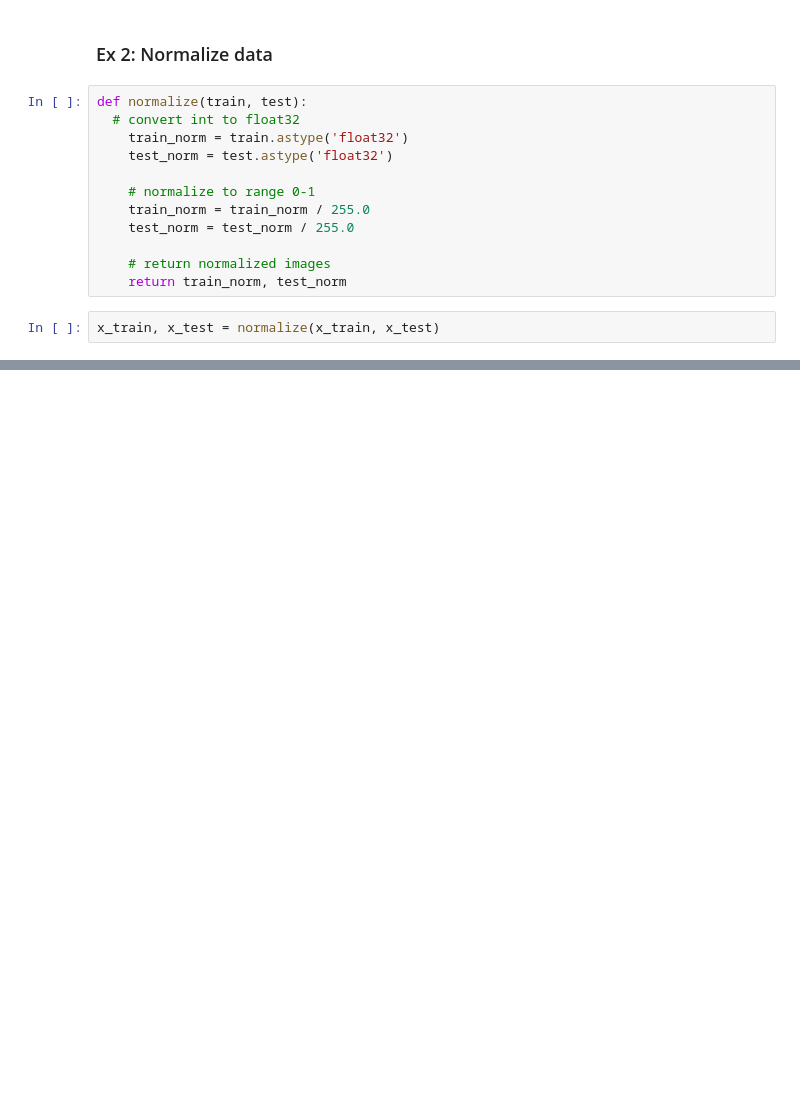
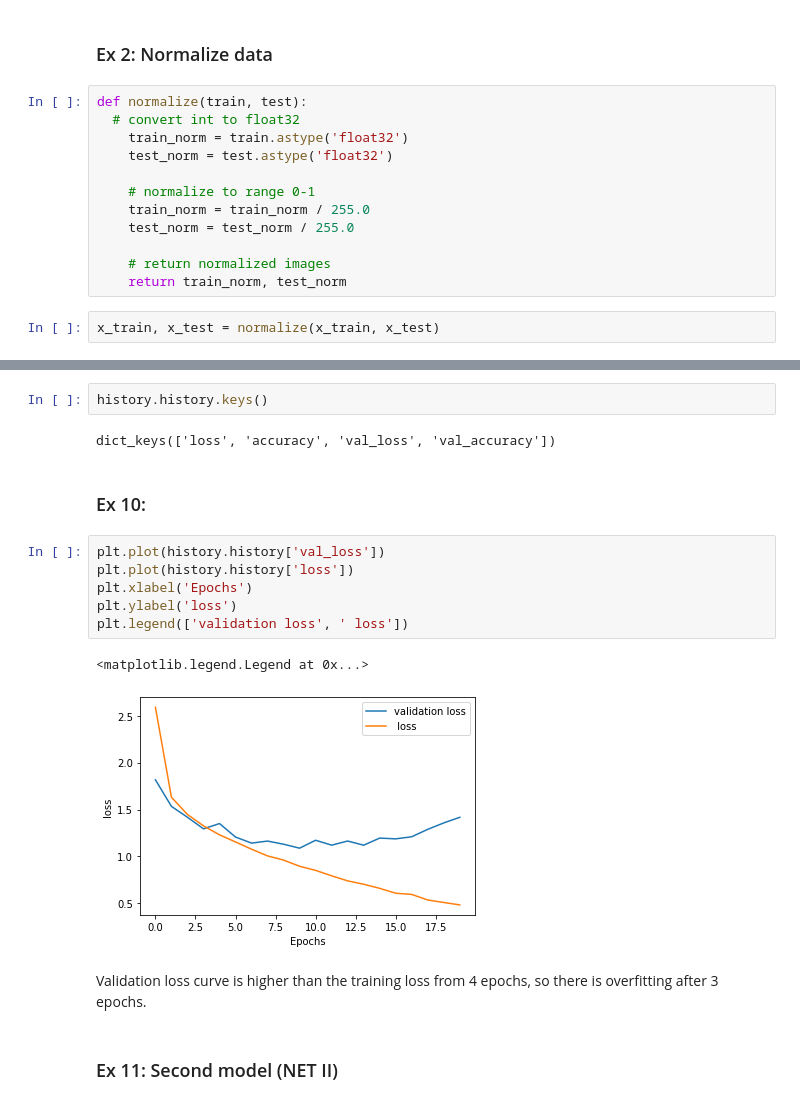
Before and after one commit to m-cheicki/ESILV_Neural_Networks, a Jupyter notebook: CNN_for_CIFAR_10.ipynb, the cells around one changed output, grey strips where cells are left out. Drawn from its saved outputs; the diff is of its cells as text; blank space fills up the shorter version.

```diff
--- a/CNN_for_CIFAR_10.ipynb
+++ b/CNN_for_CIFAR_10.ipynb
@@ -104,0 +174,19 @@ def define_model():
+# %%
+history.history.keys()
+# %% [output]
+dict_keys(['loss', 'accuracy', 'val_loss', 'val_accuracy'])
+# %% [markdown]
+### Ex 10:
+# %%
+plt.plot(history.history['val_loss'])
+plt.plot(history.history['loss'])
+plt.xlabel('Epochs')
+plt.ylabel('loss')
+plt.legend(['validation loss', ' loss'])
+# %% [output]
+<matplotlib.legend.Legend at 0x...>
+[figure, added]
+# %% [markdown]
+Validation loss curve is higher than the training loss from 4 epochs, so there is overfitting after 3 epochs.
+# %% [markdown]
+### Ex 11: Second model (NET II)
```
Also changed, not shown: parts of 50 cells of this notebook.
